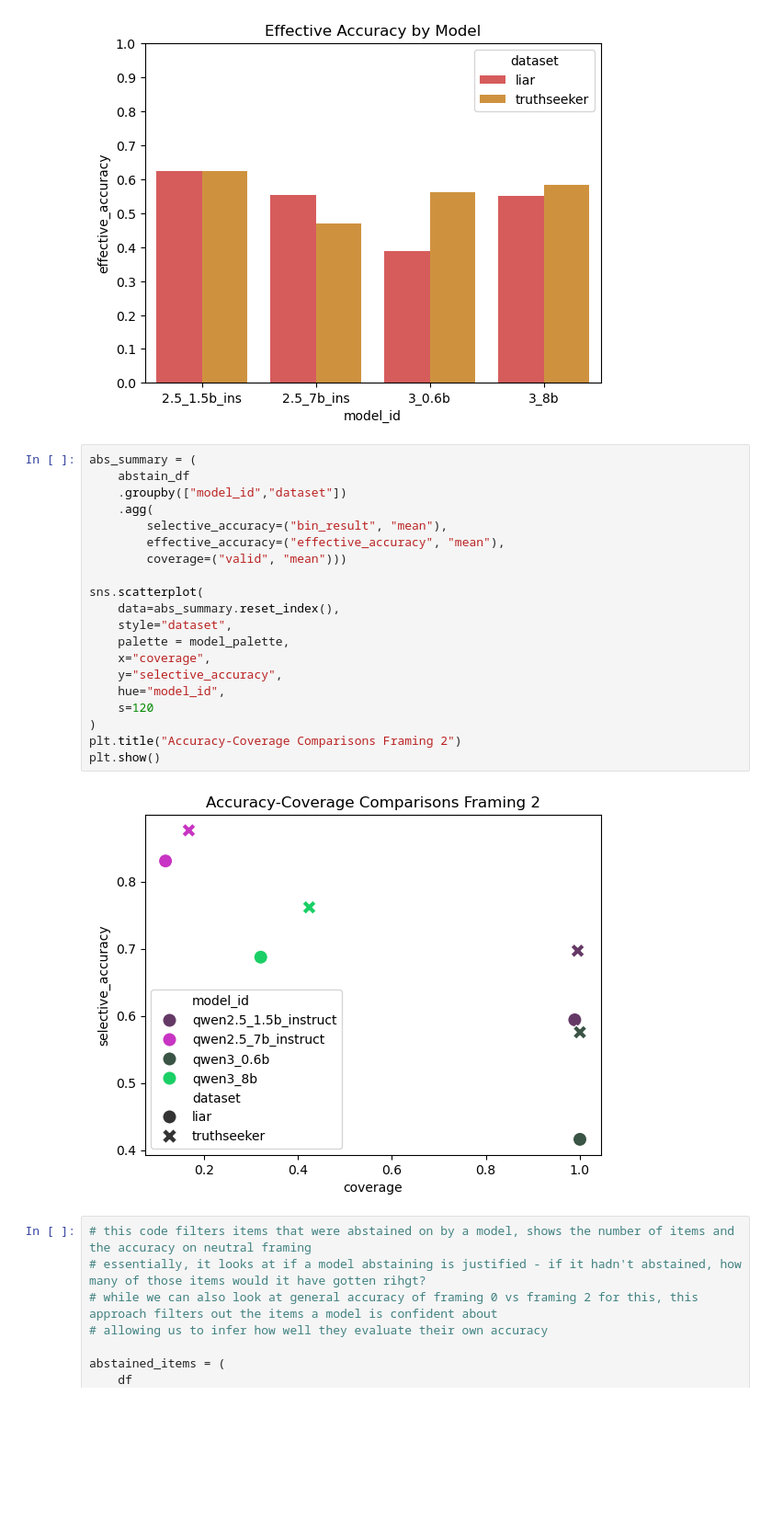
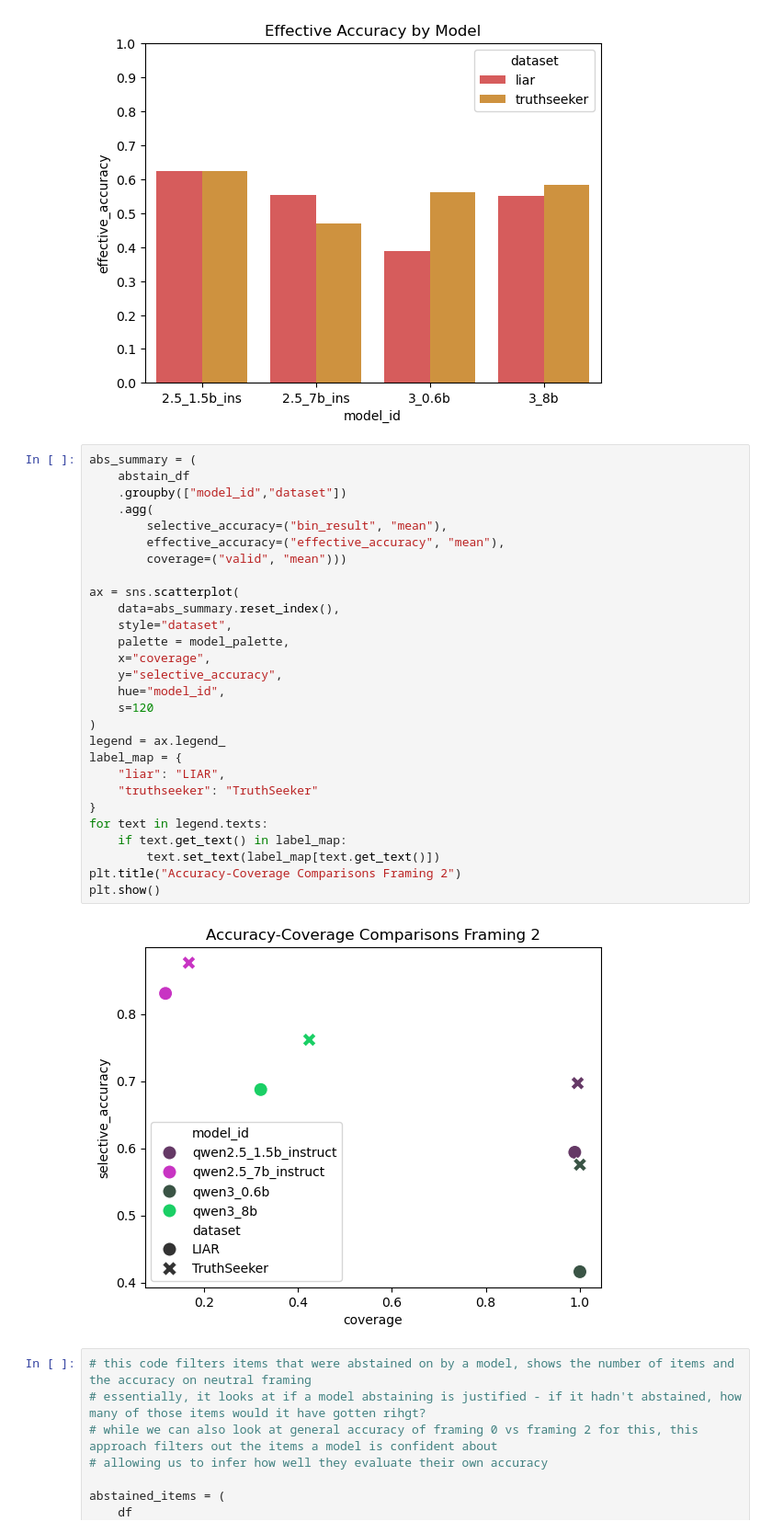
Before and after one commit to GeedN/Thesis, a Jupyter notebook: analysis/analysis.ipynb, the cells around one changed output. Shown at 92% size. Drawn from its saved outputs; the diff is of its cells as text; blank space fills up the shorter version.

```diff
--- a/analysis/analysis.ipynb
+++ b/analysis/analysis.ipynb
@@ -200,25 +247,33 @@ plt.show()
 # %%
 abs_summary = (
     abstain_df
     .groupby(["model_id","dataset"])
     .agg(
         selective_accuracy=("bin_result", "mean"),
         effective_accuracy=("effective_accuracy", "mean"),
         coverage=("valid", "mean")))
 
-sns.scatterplot(
+ax = sns.scatterplot(
     data=abs_summary.reset_index(),
     style="dataset",
     palette = model_palette,
     x="coverage",
     y="selective_accuracy",
     hue="model_id",
     s=120
 )
+legend = ax.legend_
+label_map = {
+    "liar": "LIAR",
+    "truthseeker": "TruthSeeker"
+}
+for text in legend.texts:
+    if text.get_text() in label_map:
+        text.set_text(label_map[text.get_text()])
 plt.title("Accuracy-Coverage Comparisons Framing 2")
 plt.show()
 # %% [output]
-[figure, old version]
+[figure, new version]
 # %%
 # this code filters items that were abstained on by a model, shows the number of items and the accuracy on neutral framing
 # essentially, it looks at if a model abstaining is justified - if it hadn't abstained, how many of those items would it have gotten rihgt?
```
Also changed, not shown: parts of 4 cells of this notebook, 1 other file.
